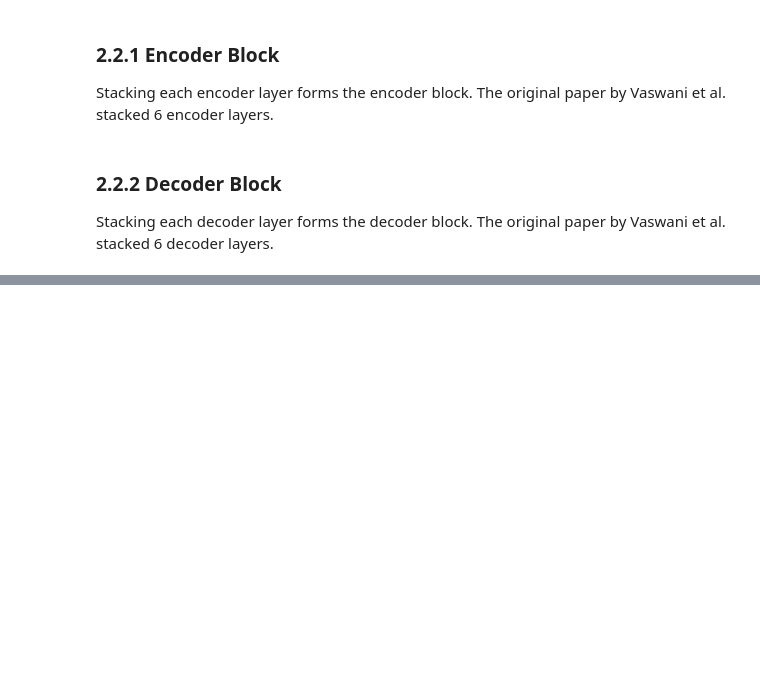
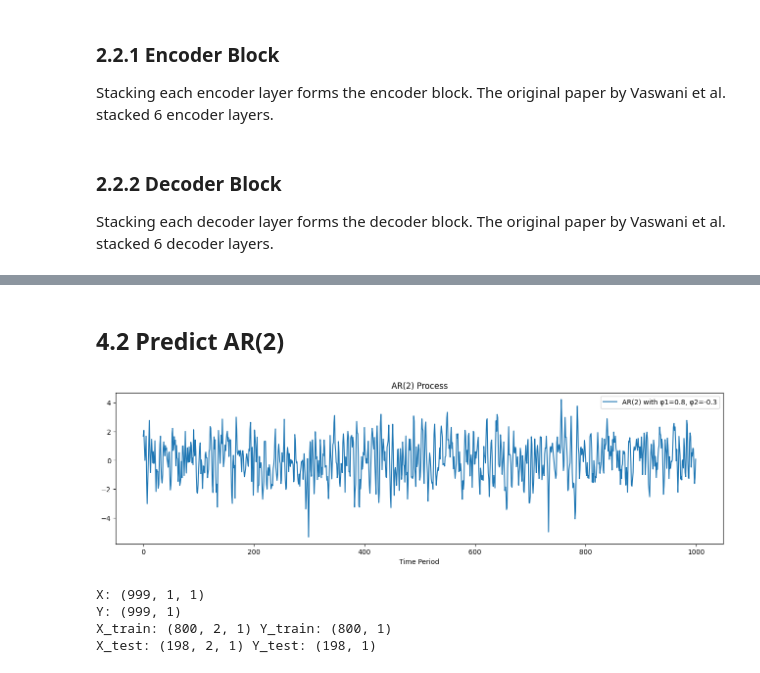
Before and after one commit to junyu-chen-academic/Transformer, a Jupyter notebook: transformer.ipynb, the cells around one changed output, grey strips where cells are left out. Drawn from its saved outputs; the diff is of its cells as text; code cells hidden in the pictures; blank space fills up the shorter version.

```diff
--- a/transformer.ipynb
+++ b/transformer.ipynb
@@ -806,0 +879,75 @@ plt.legend(loc='lower left')
+# %% [markdown]
+## 4.2 Predict AR(2)
+# %%
+######################################
+### Data Generation Process AR(2)
+######################################
+phi1 = 0.8
+phi2 = -0.3
+sigma = 1  # sd. of noise
+n = 1000  # number of time points
+
+torch.manual_seed(seed)
+np.random.seed(seed)
+######################################
+
+y_ar2 = np.zeros(n)
+
+# generate white noise
+epsilon = np.random.normal(0, sigma, n)
+
+# initialize the first two values of the series
+y_ar2[0] = epsilon[0]
+y_ar2[1] = phi1 * y_ar2[0] + epsilon[1]
+
+# Generate AR(2) time series
+for t in range(2, n):
+    y_ar2[t] = phi1 * y_ar2[t-1] + phi2 * y_ar2[t-2] + epsilon[t]
+
+# Plot the generated AR(2) series
+plt.figure(figsize=(16, 4))
+plt.plot(y_ar2, label=f'AR(2) with φ1={phi1}, φ2={phi2}')
+plt.title('AR(2) Process')
+plt.xlabel('Time Period')
+plt.legend()
+plt.show()
+# %% [output]
+[figure, added]
+# %%
+######################################
+### Input Data Setting
+######################################
+sequence_length = 2 # number of time steps per input sequence
+d_model = 1 # dimension
+batch_size = 32
+######################################
+
+X_ar2 = np.zeros((n-sequence_length, sequence_length, d_model))
+Y_ar2 = np.zeros((n-sequence_length, d_model))
+for t in range(sequence_length, n):
+  X_ar2[t-sequence_length, :, 0] = y_ar2[t-sequence_length:t]  # X is the two previous values
+  Y_ar2[t-sequence_length, 0] = y_ar2[t]  # Y is the current value
+
+print(f"X: {X.shape}")
+print(f"Y: {Y.shape}")
+
+# split into train (80%) and test (20%) data
+split_index = int(0.8 * n)
+
+X_train_ar2, Y_train_ar2 = X_ar2[:split_index], Y_ar2[:split_index]
+X_test_ar2, Y_test_ar2 = X_ar2[split_index:], Y_ar2[split_index:]
+
+print("X_train:", X_train_ar2.shape, "Y_train:", Y_train_ar2.shape)
+print("X_test:", X_test_ar2.shape, "Y_test:", Y_test_ar2.shape)
+
+# create a DataLoader
+dataset_train_ar2 = TensorDataset(Tensor(X_train_ar2), Tensor(Y_train_ar2))
+dataset_test_ar2 = TensorDataset(Tensor(X_test_ar2), Tensor(Y_test_ar2))
+
+dataloader_train_ar2 = DataLoader(dataset_train_ar2, batch_size=batch_size, shuffle=True)
+dataloader_test_ar2 = DataLoader(dataset_test_ar2, batch_size=batch_size, shuffle=False)
+# %% [output]
+X: (999, 1, 1)
+Y: (999, 1)
+X_train: (800, 2, 1) Y_train: (800, 1)
+X_test: (198, 2, 1) Y_test: (198, 1)
```
Also changed, not shown: parts of 18 cells of this notebook.
